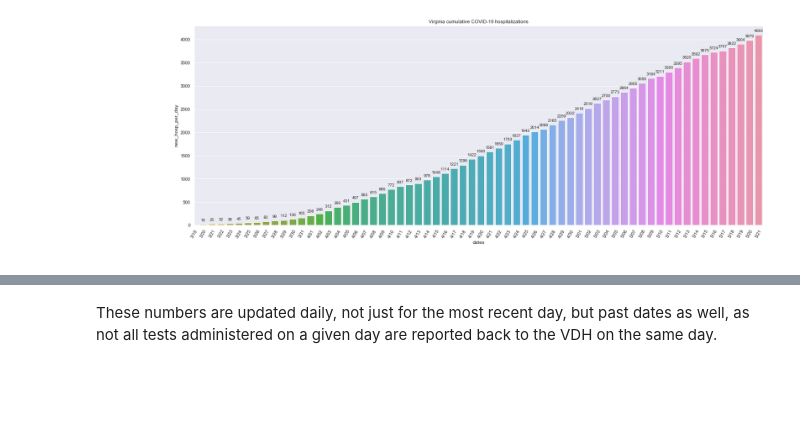
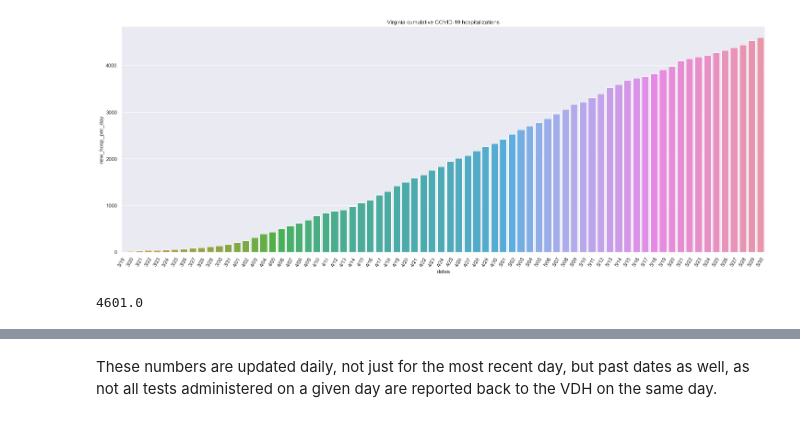
Before and after one commit to Sara1583/COVID-19-in-US, a Jupyter notebook: Virginia COVID-19.ipynb, the cells around one changed output, grey strips where cells are left out. Drawn from its saved outputs; the diff is of its cells as text; code cells hidden in the pictures; blank space fills up the shorter version.

```diff
--- a/Virginia COVID-19.ipynb
+++ b/Virginia COVID-19.ipynb
@@ -39,7 +43,11 @@ new_deaths_per_day = [0, 0, 0, 0, 0, 0, 0, 1, 0, 1, 0, 0, 0, 0, 0, 1, 4, 0, 2, 0
 # %%
 FX_new_cases = [1, 1, 0, 0, 0, 2, 2, 4, 0, 0, 2, 2, 1, 1, 6, 9, 12, 3, 31, 3, 45, 32, 31, 37, 20, 43, 40, 44, 15, 39, 62, 44, 38, 120, 87, 169, 62, 156, 43, 91, 77, 101,
                 157, 176, 116, 152, 179, 106, 172, 211, 144, 113, 276, 170, 163, 286, 149, 294, 275, 219, 105, 106, 293, 272, 282, 308, 270, 196, 285, 208, 227, 257, 200, 177, 143,
-                417]
+                417, 154, 211, 44, 493, 357, 230, 434, 235, 168]
+# %%
+NoVa_cases = [1, 1, 0, 0, 0, 2, 2, 4, 0, 0, 2, 27, 14, 4, 20, 18, 21, 15, 55, 29, 80, 70, 71, 49, 84, 91, 80, 99, 91, 109, 147, 178, 129, 213, 205, 303, 103, 284, 168, 173, 199, 265,
+              320, 337, 286, 337, 307, 308, 372, 409, 304, 328, 500, 409, 430, 608, 447, 609, 514, 430, 387, 255, 515, 491, 620, 719, 412, 528, 670, 421, 566, 448, 460, 533, 412, 818,
+              481, 415, 216, 1069, 981, 509, 685, 604, 503]
 # %%
 Virginia_COVID_19 = pd.DataFrame(list(zip(dates, new_reports_per_day, new_hosp_per_day, new_tests_per_day, pos_results_lab_date, new_deaths_per_day, FX_new_cases)))
 # %%
@@ -72,6 +80,10 @@ Virginia_COVID_19['FX_rolling_7'] = Virginia_COVID_19['FX_new_cases'].rolling(wi
 Virginia_COVID_19['sans_FX'] = Virginia_COVID_19['new_reports_per_day'] - Virginia_COVID_19['FX_new_cases']
 # %%
 Virginia_COVID_19['sans_FX_rolling_7'] = Virginia_COVID_19['sans_FX'].rolling(window=7).mean()
+# %%
+Virginia_COVID_19['sans_NoVa'] = Virginia_COVID_19['new_reports_per_day'] - NoVa_cases
+# %%
+Virginia_COVID_19['sans_NoVa_rolling_7'] = Virginia_COVID_19['sans_NoVa'].rolling(window=7).mean()
 # %%
 Virginia_COVID_19.set_index('dates')
 # %% [output]
@@ -193,15 +214,19 @@ plt.show()
 # %%
 plt.figure(figsize=(25, 9))
 hosp_cum = sns.barplot(x='dates', y=Virginia_COVID_19.new_hosp_per_day.cumsum(), data=Virginia_COVID_19)
-for p in hosp_cum.patches:
-    hosp_cum.annotate(format(p.get_height(), '1.0f'), (p.get_x() + p.get_width()/2., p.get_height()), ha='center', va='center', xytext=(0,10), textcoords='offset points')
+#for p in hosp_cum.patches:
+    #hosp_cum.annotate(format(p.get_height(), '1.0f'), (p.get_x() + p.get_width()/2., p.get_height()), ha='center', va='center', xytext=(0,10), textcoords='offset points')
 plt.xticks(rotation=60)
 plt.xlim(12)
 plt.title('Virginia cumulative COVID-19 hospitalizations')
 #plt.savefig('Viginia cumulative COVID-19 reports as of March 30')
 plt.show()
 # %% [output]
-[figure, old version]
+[figure, new version]
+# %%
+print(Virginia_COVID_19.new_hosp_per_day.sum())
+# %% [output]
+4601.0
 # %%
 plt.figure(figsize=(25, 9))
 hosp_double_rate = sns.barplot(x='dates', y='double_rate_hosp', data=Virginia_COVID_19)
```
Also changed, not shown: parts of 52 cells of this notebook.
